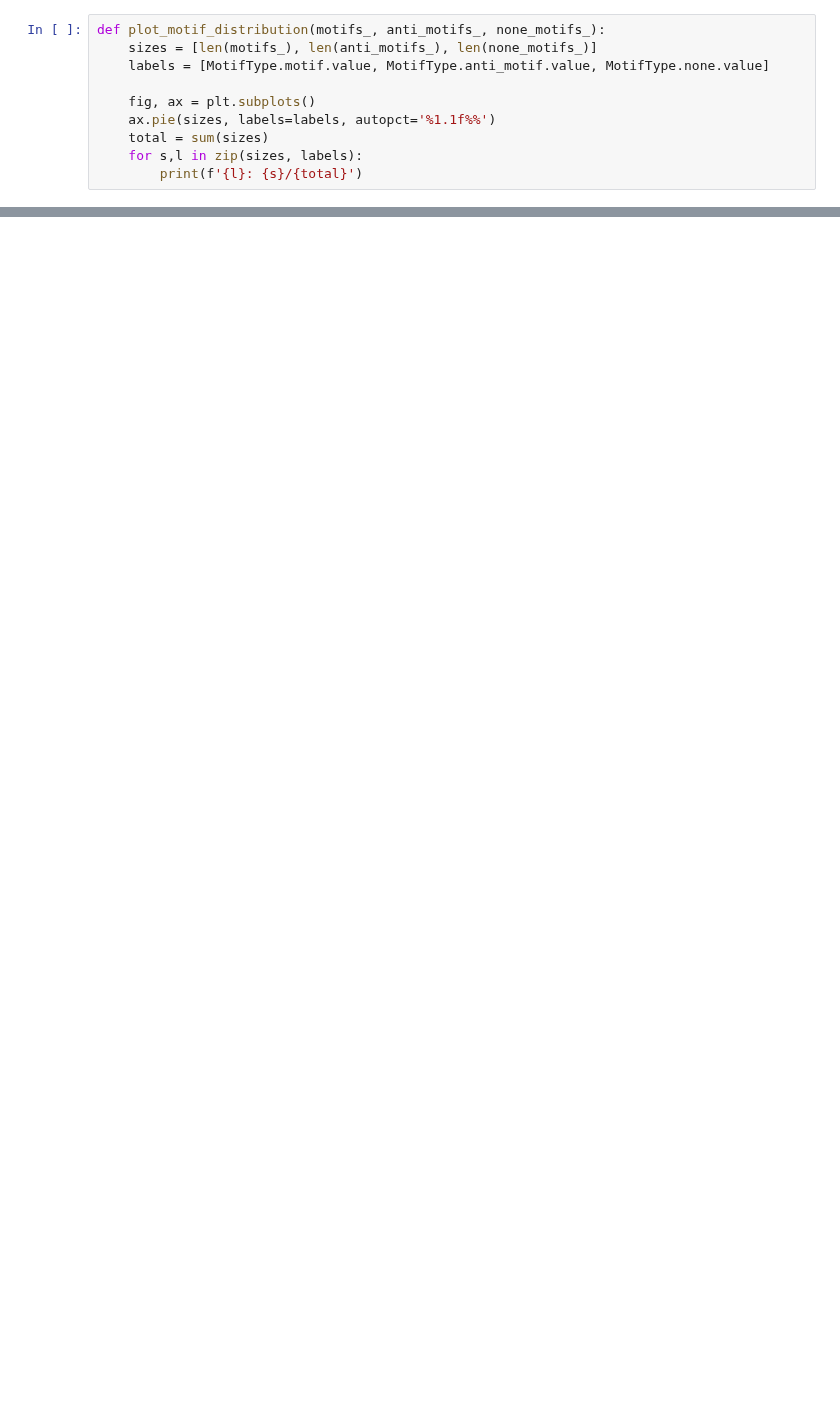
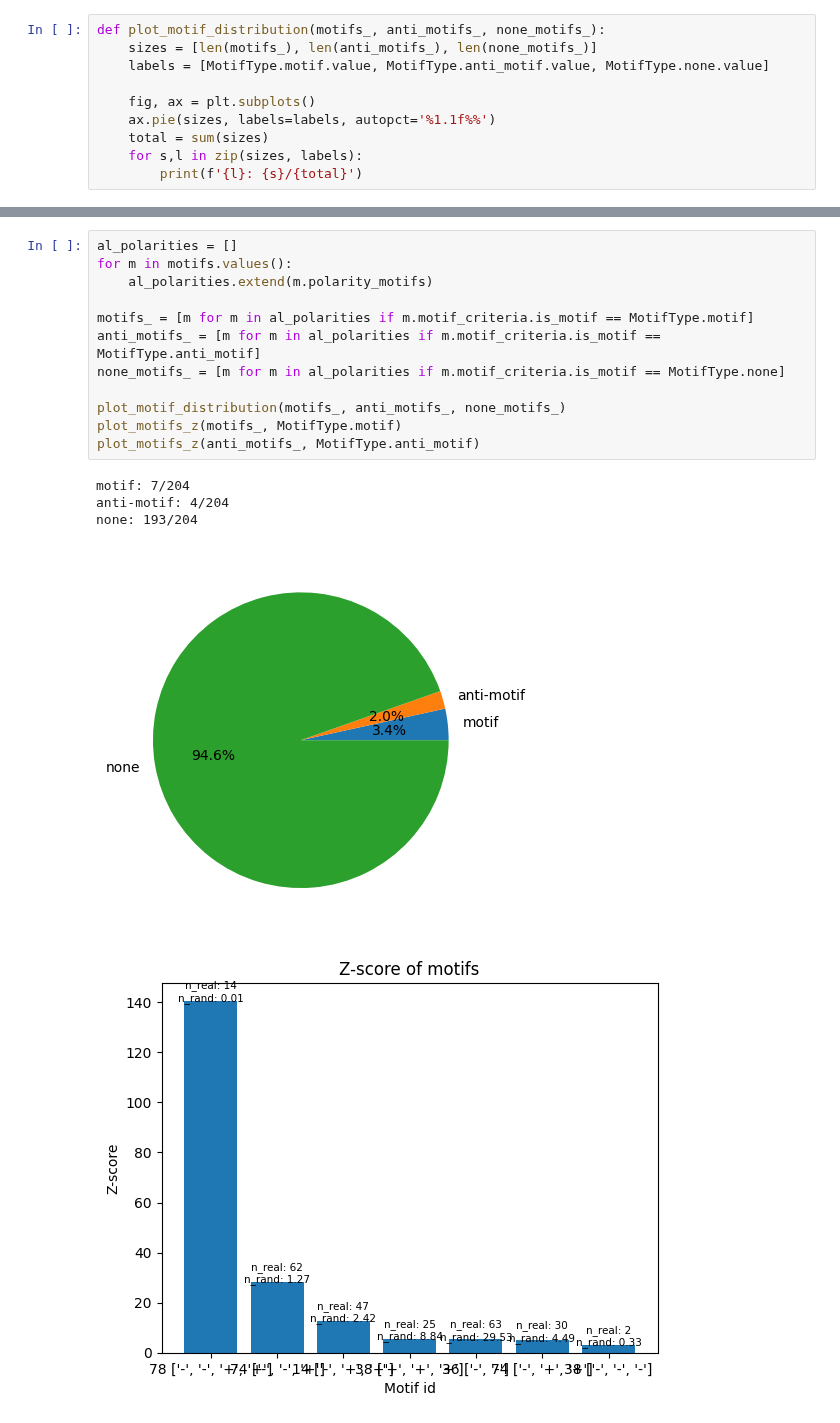
Before and after one commit to deangeckt/network_motifs, a Jupyter notebook: post_motif_analysis/motif_analysis.ipynb, the cells around one changed output, grey strips where cells are left out. Cells and saved outputs as stored; diff of their text form; blank space fills up the shorter version.

```diff
--- a/post_motif_analysis/motif_analysis.ipynb
+++ b/post_motif_analysis/motif_analysis.ipynb
@@ -160,0 +187,18 @@ Clustering coefficient: 0.037
+# %%
+al_polarities = []
+for m in motifs.values():
+    al_polarities.extend(m.polarity_motifs)
+
+motifs_ = [m for m in al_polarities if m.motif_criteria.is_motif == MotifType.motif]
+anti_motifs_ = [m for m in al_polarities if m.motif_criteria.is_motif == MotifType.anti_motif]
+none_motifs_ = [m for m in al_polarities if m.motif_criteria.is_motif == MotifType.none]
+
+plot_motif_distribution(motifs_, anti_motifs_, none_motifs_)
+plot_motifs_z(motifs_, MotifType.motif)
+plot_motifs_z(anti_motifs_, MotifType.anti_motif)
+# %% [output]
+motif: 7/204
+anti-motif: 4/204
+none: 193/204
+[figure, added]
+[figure, added]
```
Also changed, not shown: parts of 12 cells of this notebook, 2 other files.
